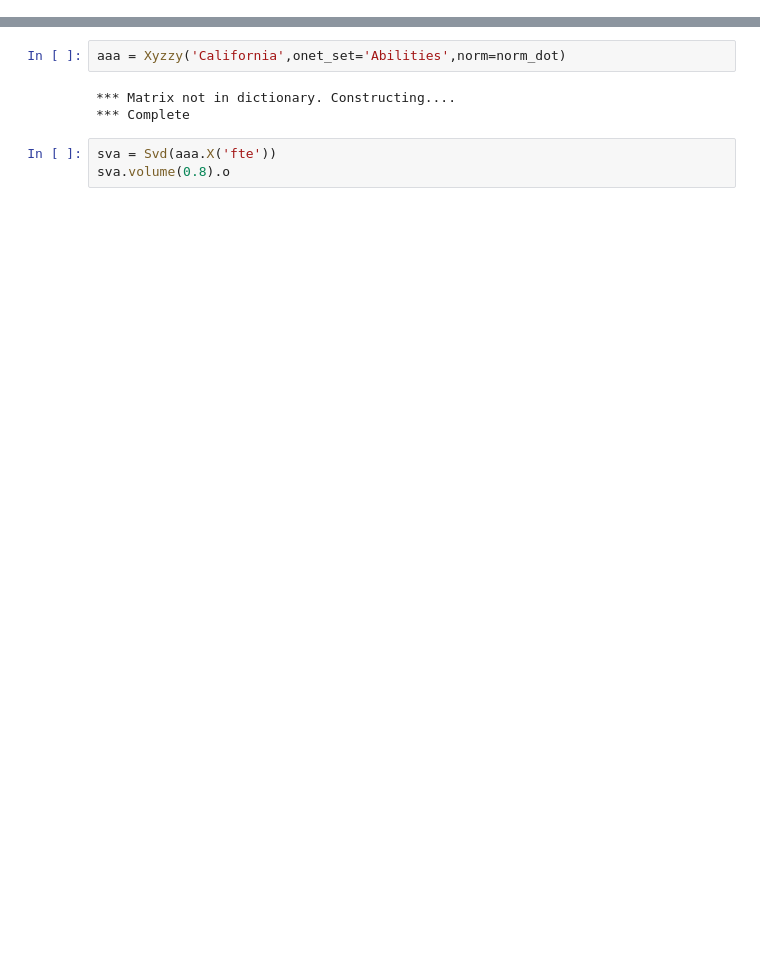
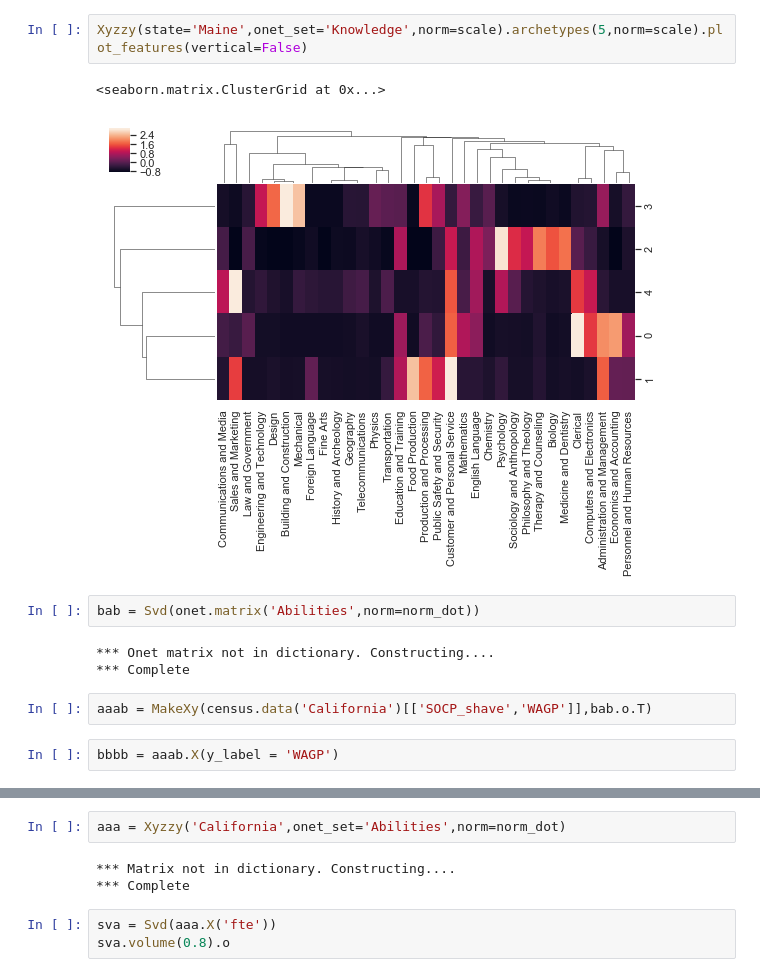
Before and after one commit to dnordfors/archetypes, a Jupyter notebook: workspace/Untitled13.ipynb, the cells around one changed output, grey strips where cells are left out. Cells and saved outputs as stored; diff of their text form; blank space fills up the shorter version.

```diff
--- a/workspace/Untitled13.ipynb
+++ b/workspace/Untitled13.ipynb
@@ -725,0 +810,14 @@ wt
+# %%
+Xyzzy(state='Maine',onet_set='Knowledge',norm=scale).archetypes(5,norm=scale).plot_features(vertical=False)
+# %% [output]
+<seaborn.matrix.ClusterGrid at 0x...>
+[figure, added]
+# %%
+bab = Svd(onet.matrix('Abilities',norm=norm_dot))
+# %% [output]
+*** Onet matrix not in dictionary. Constructing....
+*** Complete
+# %%
+aaab = MakeXy(census.data('California')[['SOCP_shave','WAGP']],bab.o.T)
+# %%
+bbbb = aaab.X(y_label = 'WAGP')
```
Also changed, not shown: parts of 9 cells of this notebook, 1 other file.
